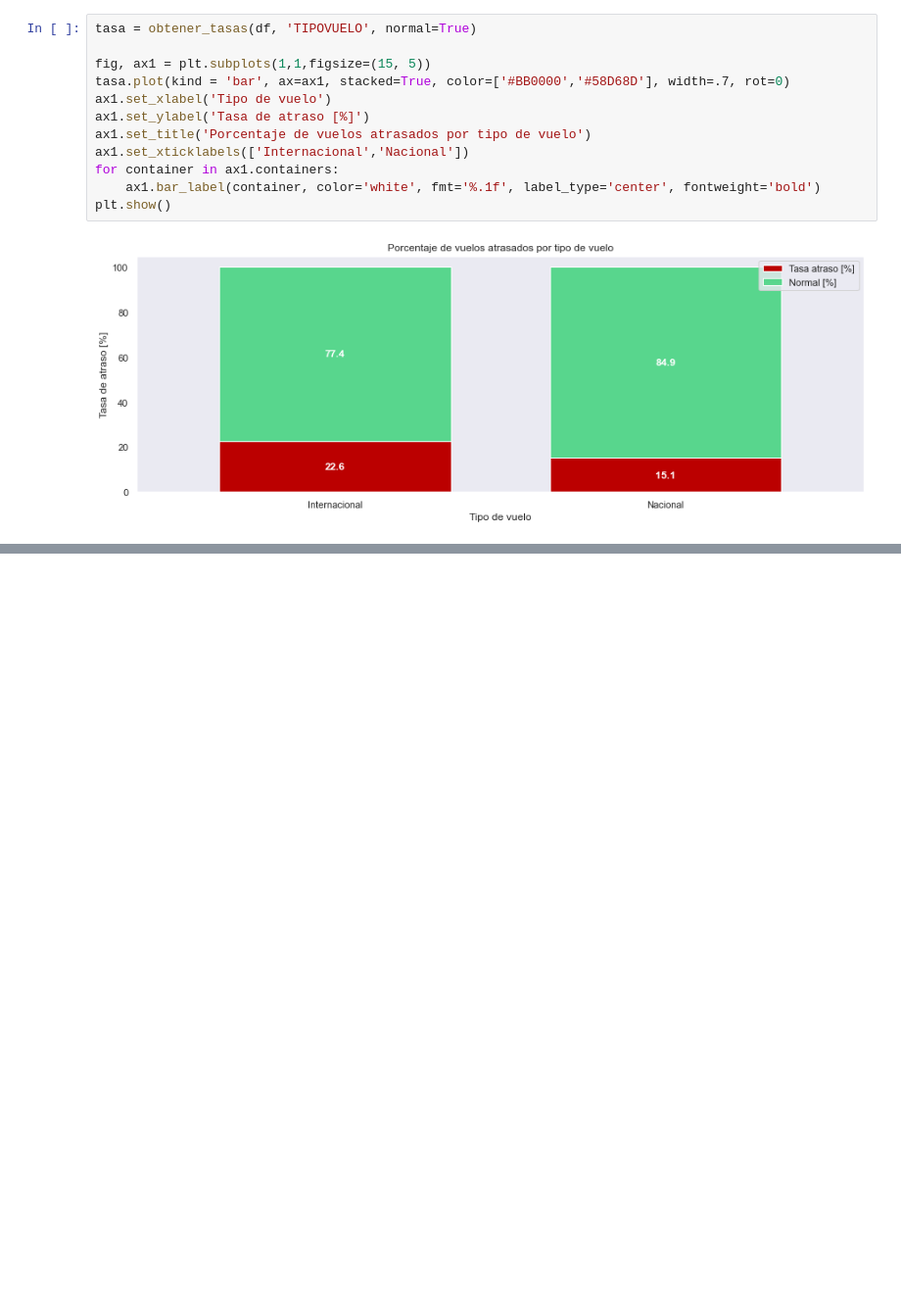
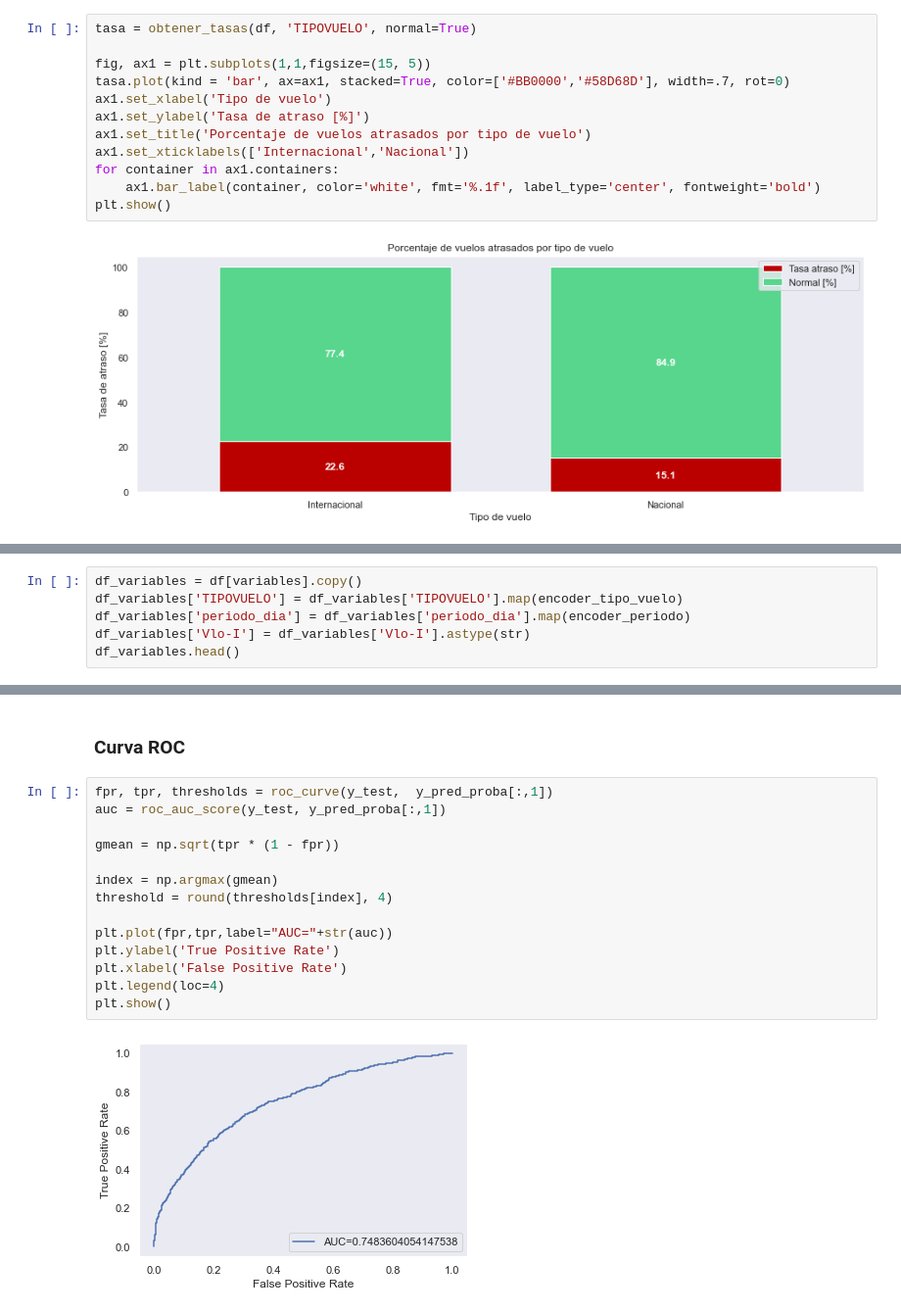
Before and after one commit to hvalenzuela1986/delayed_flight, a Jupyter notebook: solution.ipynb, the cells around one changed output, grey strips where cells are left out. Shown at 98% size. Drawn from its saved outputs; the diff is of its cells as text; blank space fills up the shorter version.

```diff
--- a/solution.ipynb
+++ b/solution.ipynb
@@ -367,0 +419,6 @@ plt.show()
+# %%
+df_variables = df[variables].copy()
+df_variables['TIPOVUELO'] = df_variables['TIPOVUELO'].map(encoder_tipo_vuelo)
+df_variables['periodo_dia'] = df_variables['periodo_dia'].map(encoder_periodo)
+df_variables['Vlo-I'] = df_variables['Vlo-I'].astype(str)
+df_variables.head()
@@ -367,0 +537,18 @@ plt.show()
+# %% [markdown]
+### Curva ROC
+# %%
+fpr, tpr, thresholds = roc_curve(y_test,  y_pred_proba[:,1])
+auc = roc_auc_score(y_test, y_pred_proba[:,1])
+
+gmean = np.sqrt(tpr * (1 - fpr))
+
+index = np.argmax(gmean)
+threshold = round(thresholds[index], 4)
+
+plt.plot(fpr,tpr,label="AUC="+str(auc))
+plt.ylabel('True Positive Rate')
+plt.xlabel('False Positive Rate')
+plt.legend(loc=4)
+plt.show()
+# %% [output]
+[figure, added]
```
Also changed, not shown: parts of 35 cells of this notebook, 6 other files.
